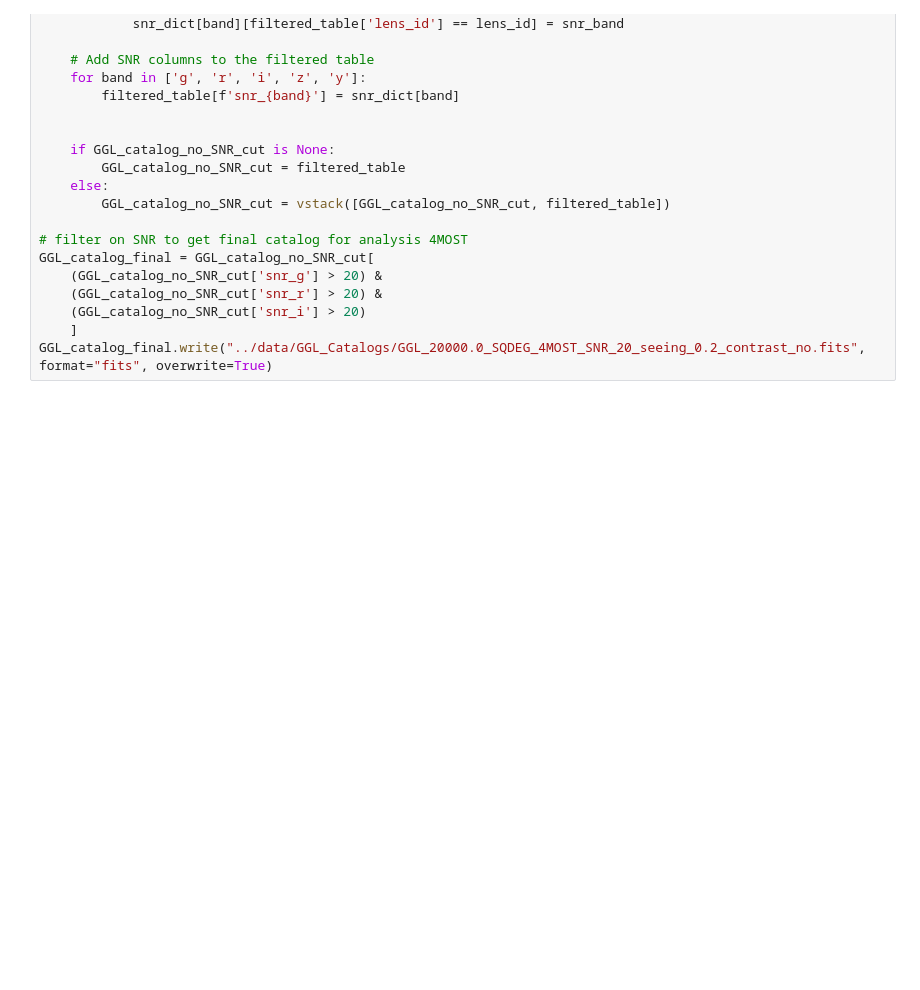
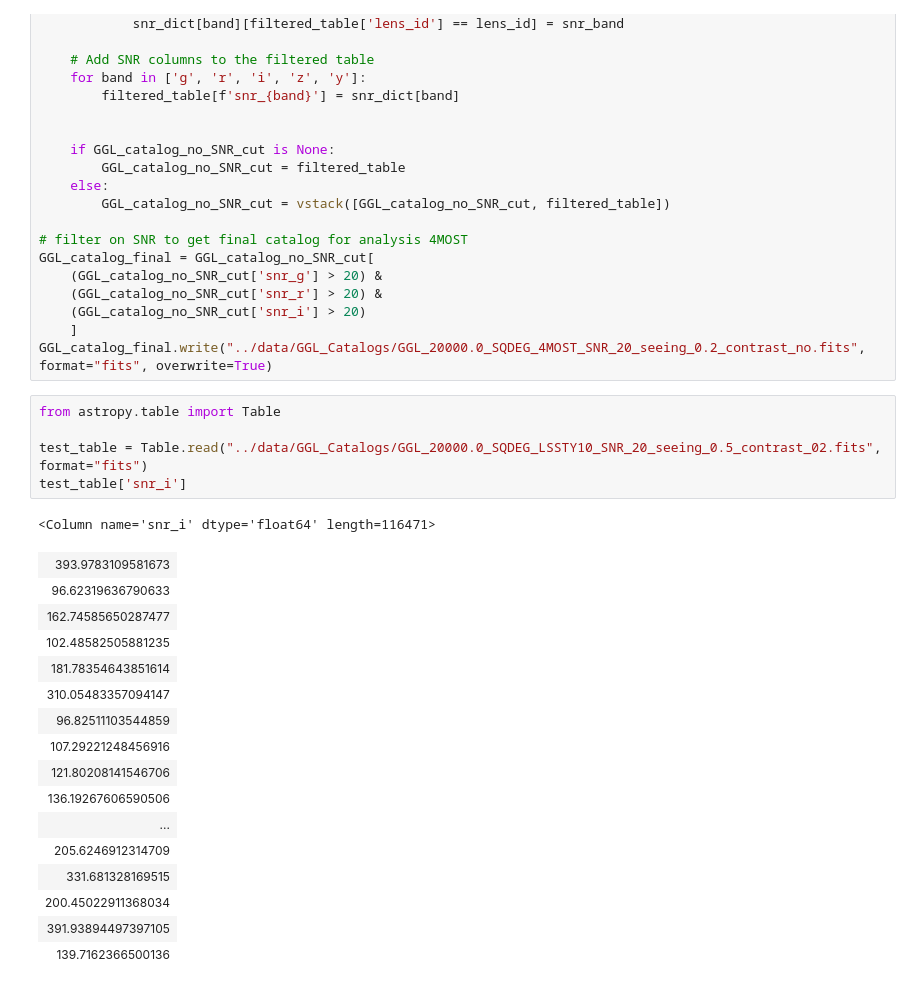
Before and after one commit to timedilatesme/pdspl-analysis, a Jupyter notebook: notebooks/02_generate_GGL_catalog.ipynb, the cells around one changed output. Drawn from its saved outputs; the diff is of its cells as text; blank space fills up the shorter version.

```diff
--- a/notebooks/02_generate_GGL_catalog.ipynb
+++ b/notebooks/02_generate_GGL_catalog.ipynb
@@ -518,3 +518,26 @@ GGL_catalog_final = GGL_catalog_no_SNR_cut[
     (GGL_catalog_no_SNR_cut['snr_i'] > 20)
     ]
 GGL_catalog_final.write("../data/GGL_Catalogs/GGL_20000.0_SQDEG_4MOST_SNR_20_seeing_0.2_contrast_no.fits", format="fits", overwrite=True)
+# %%
+from astropy.table import Table
+
+test_table = Table.read("../data/GGL_Catalogs/GGL_20000.0_SQDEG_LSSTY10_SNR_20_seeing_0.5_contrast_02.fits", format="fits")
+test_table['snr_i']
+# %% [output]
+<Column name='snr_i' dtype='float64' length=116471>
+| 393.9783109581673 |
+| 96.62319636790633 |
+| 162.74585650287477 |
+| 102.48582505881235 |
+| 181.78354643851614 |
+| 310.05483357094147 |
+| 96.82511103544859 |
+| 107.29221248456916 |
+| 121.80208141546706 |
+| 136.19267606590506 |
+| ... |
+| 205.6246912314709 |
+| 331.681328169515 |
+| 200.45022911368034 |
+| 391.93894497397105 |
+| 139.7162366500136 |
```
Also changed, not shown: 30 other files.
